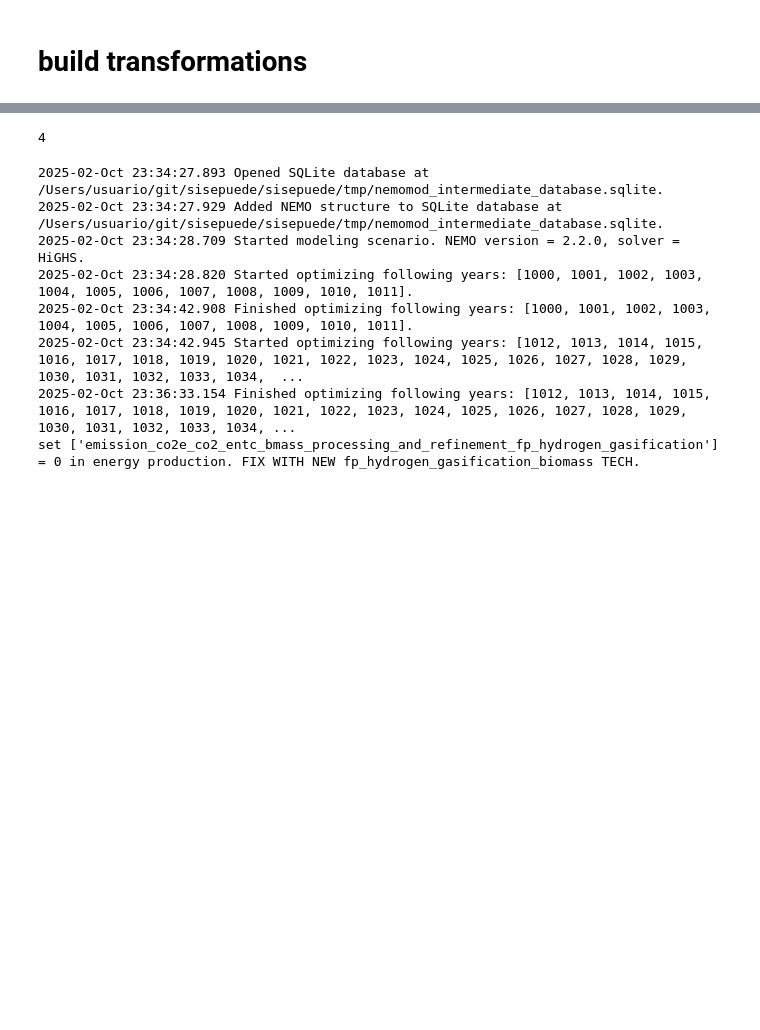
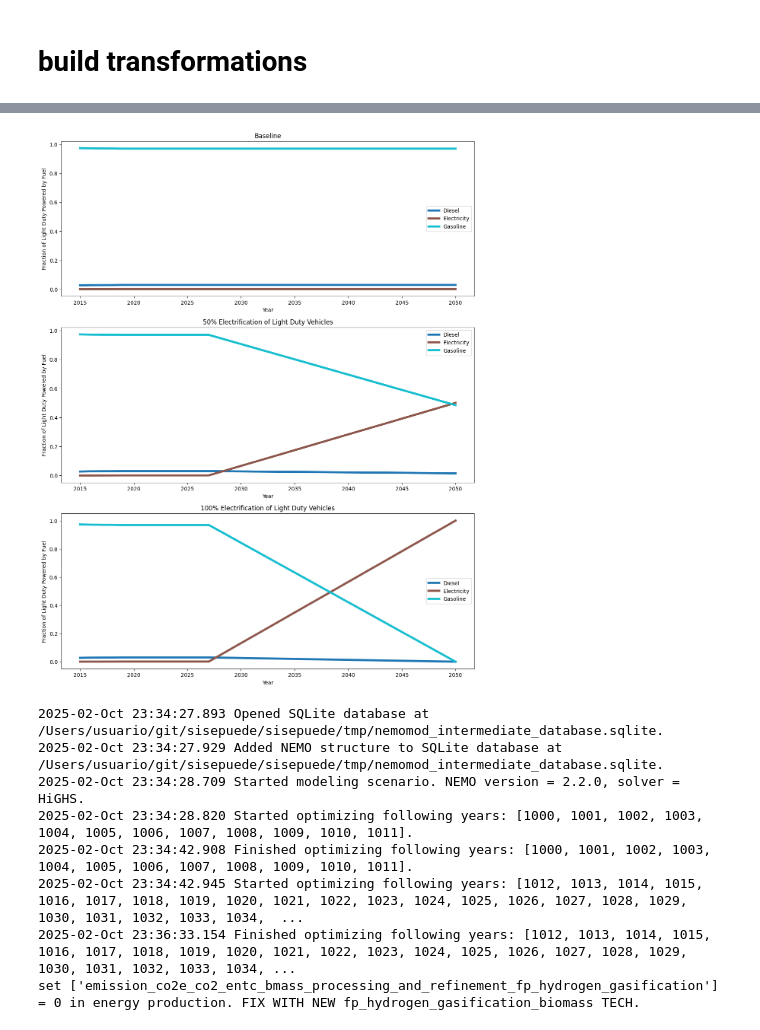
Before and after one commit to jcsyme/sisepuede_region_nbs, a Jupyter notebook: louisiana/run_louisiana.ipynb, the cells around one changed output, grey strips where cells are left out. Drawn from its saved outputs; the diff is of its cells as text; code cells hidden in the pictures; blank space fills up the shorter version.

```diff
--- a/louisiana/run_louisiana.ipynb
+++ b/louisiana/run_louisiana.ipynb
@@ -644,7 +642,78 @@ Strategies defined at /Users/usuario/git/sisepuede_region_nbs/louisiana/transfor
 # %%
-2+2
+import matplotlib
+
+tr_base = transformers.get_transformer("TFR:BASE")
+df_base = tr_base()
+
+# half intensity
+tr = transformers.get_transformer("TFR:TRNS:SHIFT_FUEL_LIGHT_DUTY")
+df_half = tr(magnitude = 0.5)
+
+# full intensity
+tr = transformers.get_transformer("TFR:TRNS:SHIFT_FUEL_LIGHT_DUTY")
+df_full = tr(magnitude = 1.0)
+
+
+field_year_new = "Year"
+flds = [x for x in df_full.columns if df_full[x].iloc[-1] != df_base[x].iloc[-1]]
+fields_plot_ext = [time_periods.field_time_period] + flds
+dict_fields_plot = {
+    "frac_trns_fuelmix_road_light_diesel": "Diesel",
+    "frac_trns_fuelmix_road_light_electricity": "Electricity",
+    "frac_trns_fuelmix_road_light_gasoline": "Gasoline",
+    time_periods.field_year: field_year_new,
+}
+
+fields_plot = [field_year_new] + sorted([x for x in dict_fields_plot.values() if x != field_year_new])
+
+
+
+
+## setup figure
+fig, ax = plt.subplots(3, 1, figsize = (14, 18), )
+cmap = matplotlib.cm.get_cmap('tab10')
+
+dfs_plot_ordered = [
+    df_base,
+    df_half,
+    df_full
+]
+
+titles = [
+    "Baseline",
+    "50% Electrification of Light Duty Vehicles",
+    "100% Electrification of Light Duty Vehicles"
+]
+
+for i, df in enumerate(dfs_plot_ordered):
+
+    dict_rnm = dict_fields_plot.copy()
+
+    df_plot = (
+        time_periods.tps_to_years(
+            df[fields_plot_ext],
+        )
+        .drop(columns = [time_periods.field_time_period])
+        .rename(columns = dict_fields_plot, )
+    )
+
+    df_plot[fields_plot].plot(
+        x = field_year_new,
+        cmap = cmap,
+        linewidth = 4,
+        ax = ax[i],
+    )
+
+    ax[i].set_ylabel("Fraction of Light Duty Powered by Fuel")
+    ax[i].set_title(titles[i])
+
+
+
+fn_out = f"transformation_examples.png"
+path_out = path_figures.joinpath(fn_out)
+fig.savefig(path_out, bbox_inches = "tight", dpi = 300, )
 # %% [output]
-4
+[figure, added]
 # %%
 strat = strategies.get_strategy(0)
 df_0 = strat()
```
Also changed, not shown: parts of 16 cells of this notebook.
